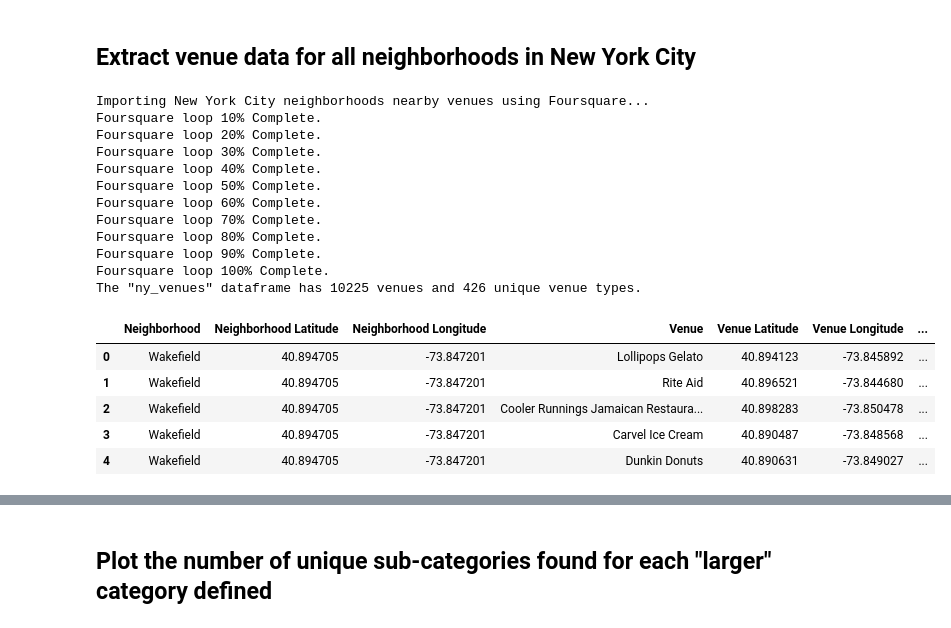
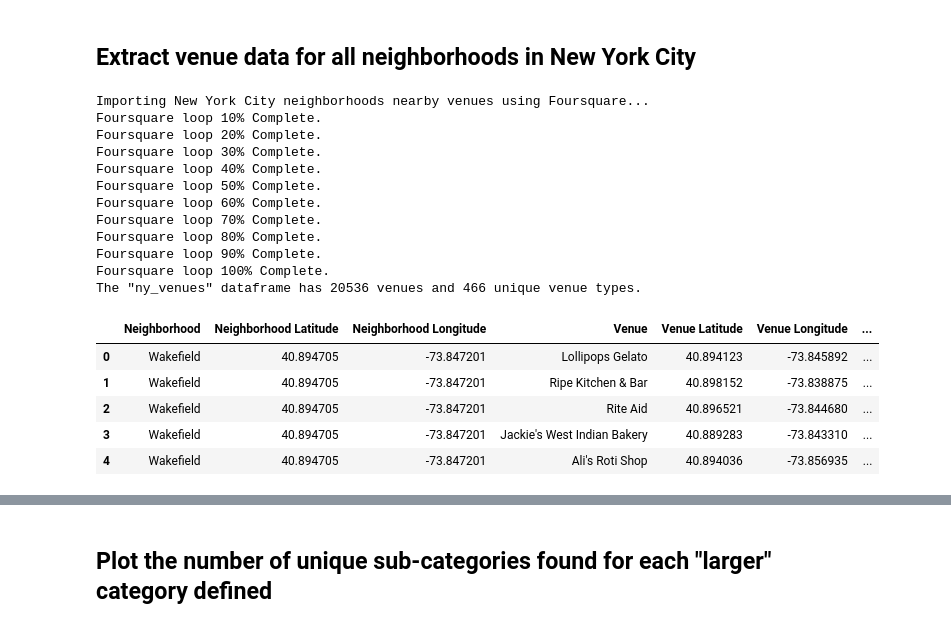
Before and after one commit to Edthenerdy/applied-data-science-project, a Jupyter notebook: capstone_complete.ipynb, the cells around one changed output, grey strips where cells are left out. Drawn from its saved outputs; the diff is of its cells as text; code cells hidden in the pictures.

```diff
--- a/capstone_complete.ipynb
+++ b/capstone_complete.ipynb
@@ -115,3 +120,9 @@ Pandas DataFrame populated with New York City data.
 | 303 | Queens | Bayswater | 40.611322 | -73.765968 |
 | 304 | Queens | Queensbridge | 40.756091 | -73.945631 |
 | 305 | Staten Island | Fox Hills | 40.617311 | -74.081740 |
+# %%
+# Alternatively, import data directly from local .csv file prepared
+
+colnames = ['Borough', 'Neighborhood', 'Latitude', 'Longitude']
+ny_neighborhoods = pd.read_csv('ny_neighborhoods.csv', skiprows=1, names=colnames)
+ny_neighborhoods.tail()
@@ -258,7 +292,7 @@ The "Toronto, ON" dataframe has 11 boroughs and 210 neighborhoods.
 ## Extracting venues data for each neighborhood using the Foursquare API
 # %%
 # getNearbyVenues() is a function made to get the top venues that are in each neighborhood within a radius of X meters
-def getNearbyVenues(names, latitudes, longitudes, limit=200, radius=500):
+def getNearbyVenues(names, latitudes, longitudes, limit=200, radius=1000):
 
     venues_list=[]
     j = 0
@@ -359,31 +407,32 @@ The "to_venues" dataframe has 4443 venues and 268 unique venue types.
 # %%
 print('Importing New York City neighborhoods nearby venues using Foursquare...')
 # Get data from Foursquare
 ny_venues = getNearbyVenues(names=ny_neighborhoods['Neighborhood'],
                             latitudes=ny_neighborhoods['Latitude'],
                             longitudes=ny_neighborhoods['Longitude'],
                             limit=200)
 
 print('The "ny_venues" dataframe has {} venues and {} unique venue types.'.format(
       len(ny_venues['Venue Category']),
       len(ny_venues['Venue Category'].unique())))
+ny_venues.to_csv('ny_venues.csv', sep=',', encoding='UTF8')
 ny_venues.head()
 # %% [output]
 Importing New York City neighborhoods nearby venues using Foursquare...
 Foursquare loop 10% Complete.
 Foursquare loop 20% Complete.
 Foursquare loop 30% Complete.
 Foursquare loop 40% Complete.
 Foursquare loop 50% Complete.
 Foursquare loop 60% Complete.
 Foursquare loop 70% Complete.
 Foursquare loop 80% Complete.
 Foursquare loop 90% Complete.
 Foursquare loop 100% Complete.
-The "ny_venues" dataframe has 10225 venues and 426 unique venue types.
+The "ny_venues" dataframe has 20536 venues and 466 unique venue types.
 |  | Neighborhood | Neighborhood Latitude | Neighborhood Longitude | Venue | Venue Latitude | Venue Longitude | ... |
 | 0 | Wakefield | 40.894705 | -73.847201 | Lollipops Gelato | 40.894123 | -73.845892 | ... |
-| 1 | Wakefield | 40.894705 | -73.847201 | Rite Aid | 40.896521 | -73.844680 | ... |
-| 2 | Wakefield | 40.894705 | -73.847201 | Cooler Runnings Jamaican Restaura... | 40.898283 | -73.850478 | ... |
-| 3 | Wakefield | 40.894705 | -73.847201 | Carvel Ice Cream | 40.890487 | -73.848568 | ... |
-| 4 | Wakefield | 40.894705 | -73.847201 | Dunkin Donuts | 40.890631 | -73.849027 | ... |
+| 1 | Wakefield | 40.894705 | -73.847201 | Ripe Kitchen & Bar | 40.898152 | -73.838875 | ... |
+| 2 | Wakefield | 40.894705 | -73.847201 | Rite Aid | 40.896521 | -73.844680 | ... |
+| 3 | Wakefield | 40.894705 | -73.847201 | Jackie's West Indian Bakery | 40.889283 | -73.843310 | ... |
+| 4 | Wakefield | 40.894705 | -73.847201 | Ali's Roti Shop | 40.894036 | -73.856935 | ... |
```
Also changed, not shown: parts of 89 cells of this notebook, 6 other files.
